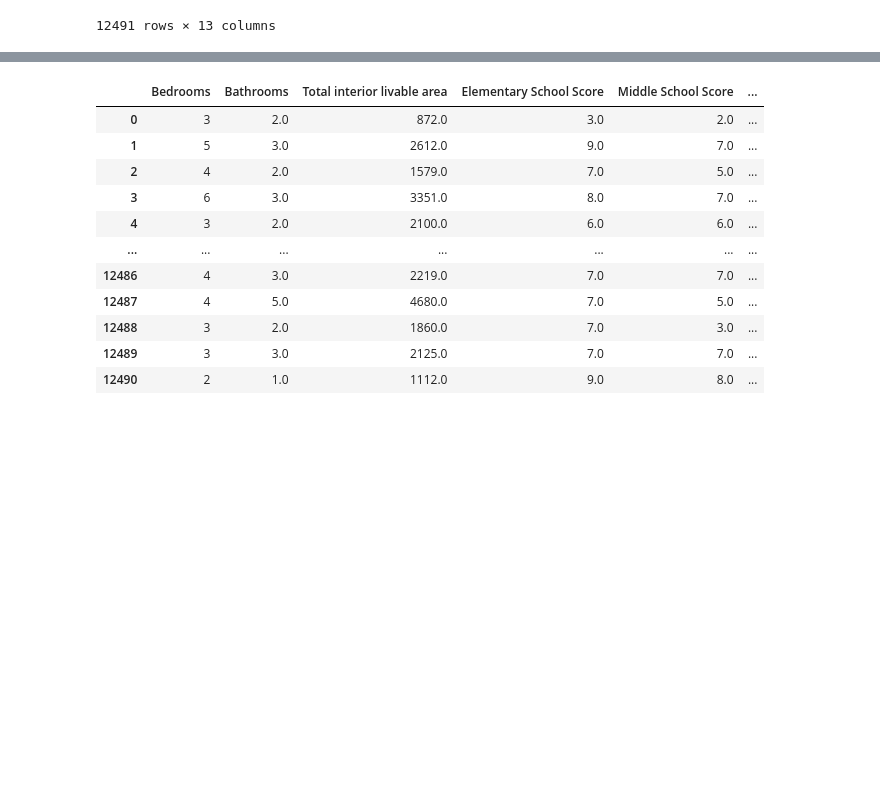
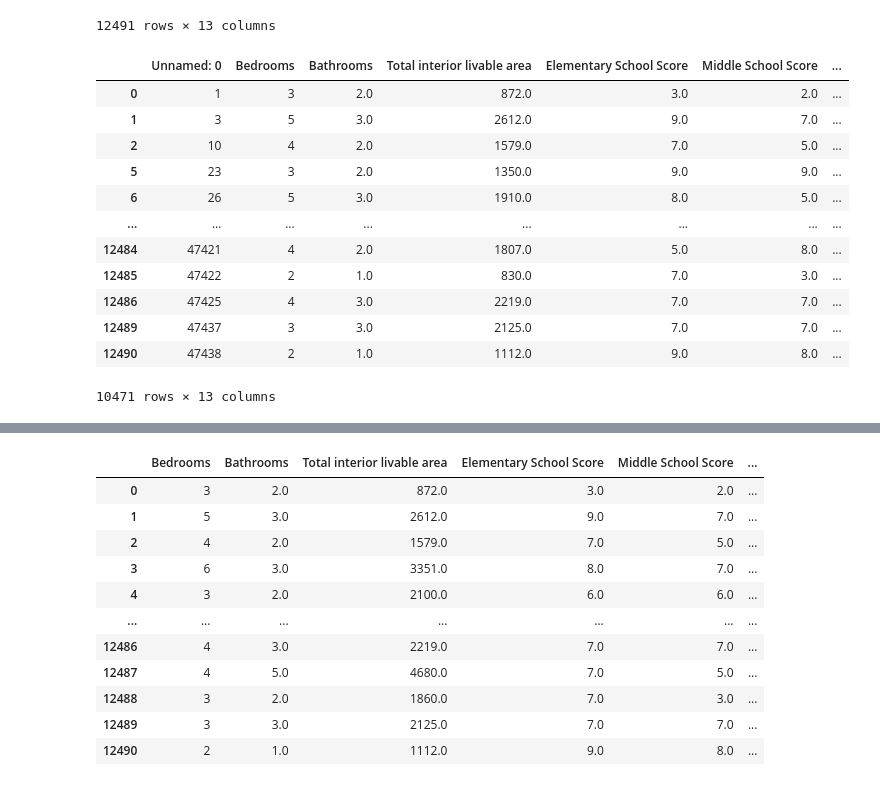
Before and after one commit to sadeedadnan/ECS-171-machine-learning-project-, a Jupyter notebook: Random Forest.ipynb, the cells around one changed output, grey strips where cells are left out. Saved outputs shown, nothing was run; the diff lists cells and outputs as text; code cells hidden in the pictures; blank space fills up the shorter version.

```diff
--- a/Random Forest.ipynb
+++ b/Random Forest.ipynb
@@ -83,3 +84,5 @@ cities_df
 | Yuba City | 39.140448 | -121.616911 |
 | Zamora | 38.796568 | -121.881912 |
 402 rows × 2 columns
+# %%
+df2 = df[df["Listed Price"] < 2000000].copy()
@@ -102,3 +109,20 @@ df
 | 12489 | 47437 | 3 | 3.0 | 2125.0 | 7.0 | 7.0 | ... |
 | 12490 | 47438 | 2 | 1.0 | 1112.0 | 9.0 | 8.0 | ... |
 12491 rows × 13 columns
+# %%
+df2[['Lat', 'Long']] = cities_df.loc[df2["City"]].values
+df2
+# %% [output]
+|  | Unnamed: 0 | Bedrooms | Bathrooms | Total interior livable area | Elementary School Score | Middle School Score | ... |
+| 0 | 1 | 3 | 2.0 | 872.0 | 3.0 | 2.0 | ... |
+| 1 | 3 | 5 | 3.0 | 2612.0 | 9.0 | 7.0 | ... |
+| 2 | 10 | 4 | 2.0 | 1579.0 | 7.0 | 5.0 | ... |
+| 5 | 23 | 3 | 2.0 | 1350.0 | 9.0 | 9.0 | ... |
+| 6 | 26 | 5 | 3.0 | 1910.0 | 8.0 | 5.0 | ... |
+| ... | ... | ... | ... | ... | ... | ... | ... |
+| 12484 | 47421 | 4 | 2.0 | 1807.0 | 5.0 | 8.0 | ... |
+| 12485 | 47422 | 2 | 1.0 | 830.0 | 7.0 | 3.0 | ... |
+| 12486 | 47425 | 4 | 3.0 | 2219.0 | 7.0 | 7.0 | ... |
+| 12489 | 47437 | 3 | 3.0 | 2125.0 | 7.0 | 7.0 | ... |
+| 12490 | 47438 | 2 | 1.0 | 1112.0 | 9.0 | 8.0 | ... |
+10471 rows × 13 columns
```
Also changed, not shown: parts of 28 cells of this notebook, 2 other files.
